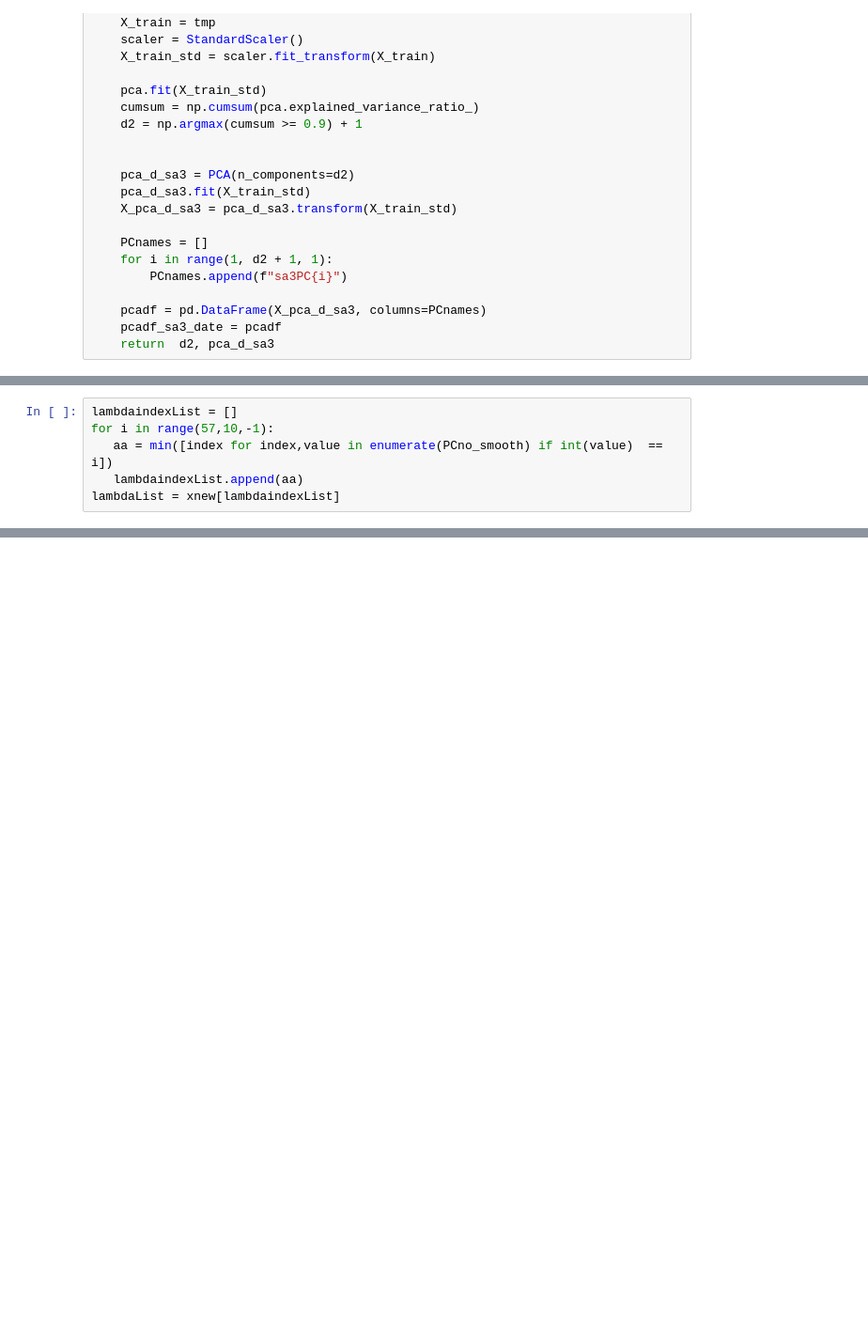
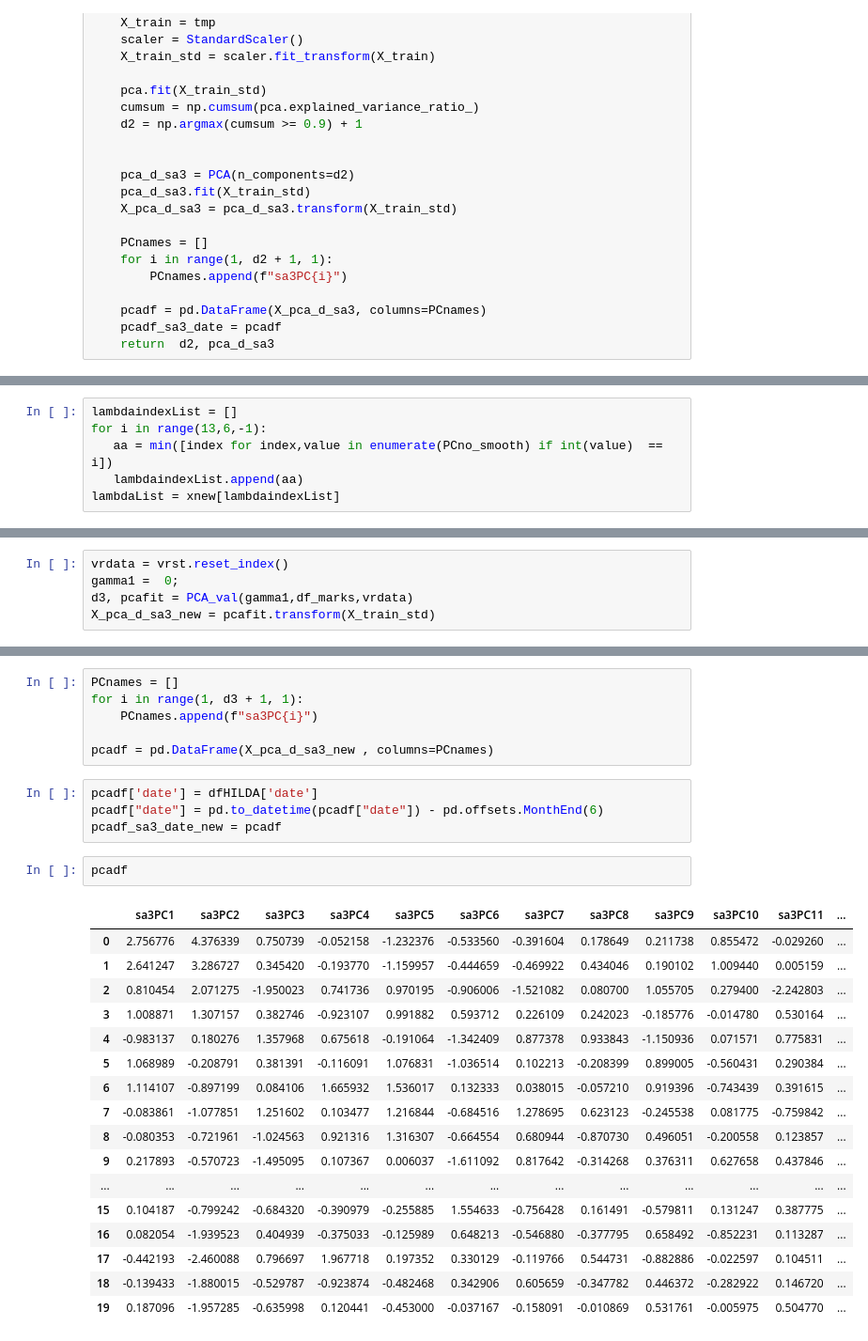
Before and after one commit to LyuLingfeng95/PhDProject1, a Jupyter notebook: Project1_p2.ipynb, the cells around one changed output, grey strips where cells are left out. Shown at 94% size. Cells and saved outputs as stored; diff of their text form; blank space fills up the shorter version.

```diff
--- a/Project1_p2.ipynb
+++ b/Project1_p2.ipynb
@@ -725,6 +732,6 @@ not found
 # %%
 lambdaindexList = []
-for i in range(57,10,-1):
+for i in range(13,6,-1):
    aa = min([index for index,value in enumerate(PCno_smooth) if int(value)  == i])
    lambdaindexList.append(aa)
 lambdaList = xnew[lambdaindexList]
@@ -745,0 +743,5 @@ array([0.00000000e+00, 1.00125156e-01, 2.00250313e-01, 4.00500626e-01,
+# %%
+vrdata = vrst.reset_index()
+gamma1 =  0;
+d3, pcafit = PCA_val(gamma1,df_marks,vrdata)
+X_pca_d_sa3_new = pcafit.transform(X_train_std)
@@ -745,0 +944,30 @@ array([0.00000000e+00, 1.00125156e-01, 2.00250313e-01, 4.00500626e-01,
+# %%
+PCnames = []
+for i in range(1, d3 + 1, 1):
+    PCnames.append(f"sa3PC{i}")
+
+pcadf = pd.DataFrame(X_pca_d_sa3_new , columns=PCnames)
+# %%
+pcadf['date'] = dfHILDA['date']
+pcadf["date"] = pd.to_datetime(pcadf["date"]) - pd.offsets.MonthEnd(6)
+pcadf_sa3_date_new = pcadf
+# %%
+pcadf
+# %% [output]
+|  | sa3PC1 | sa3PC2 | sa3PC3 | sa3PC4 | sa3PC5 | sa3PC6 | sa3PC7 | sa3PC8 | sa3PC9 | sa3PC10 | sa3PC11 | ... |
+| 0 | 2.756776 | 4.376339 | 0.750739 | -0.052158 | -1.232376 | -0.533560 | -0.391604 | 0.178649 | 0.211738 | 0.855472 | -0.029260 | ... |
+| 1 | 2.641247 | 3.286727 | 0.345420 | -0.193770 | -1.159957 | -0.444659 | -0.469922 | 0.434046 | 0.190102 | 1.009440 | 0.005159 | ... |
+| 2 | 0.810454 | 2.071275 | -1.950023 | 0.741736 | 0.970195 | -0.906006 | -1.521082 | 0.080700 | 1.055705 | 0.279400 | -2.242803 | ... |
+| 3 | 1.008871 | 1.307157 | 0.382746 | -0.923107 | 0.991882 | 0.593712 | 0.226109 | 0.242023 | -0.185776 | -0.014780 | 0.530164 | ... |
+| 4 | -0.983137 | 0.180276 | 1.357968 | 0.675618 | -0.191064 | -1.342409 | 0.877378 | 0.933843 | -1.150936 | 0.071571 | 0.775831 | ... |
+| 5 | 1.068989 | -0.208791 | 0.381391 | -0.116091 | 1.076831 | -1.036514 | 0.102213 | -0.208399 | 0.899005 | -0.560431 | 0.290384 | ... |
+| 6 | 1.114107 | -0.897199 | 0.084106 | 1.665932 | 1.536017 | 0.132333 | 0.038015 | -0.057210 | 0.919396 | -0.743439 | 0.391615 | ... |
+| 7 | -0.083861 | -1.077851 | 1.251602 | 0.103477 | 1.216844 | -0.684516 | 1.278695 | 0.623123 | -0.245538 | 0.081775 | -0.759842 | ... |
+| 8 | -0.080353 | -0.721961 | -1.024563 | 0.921316 | 1.316307 | -0.664554 | 0.680944 | -0.870730 | 0.496051 | -0.200558 | 0.123857 | ... |
+| 9 | 0.217893 | -0.570723 | -1.495095 | 0.107367 | 0.006037 | -1.611092 | 0.817642 | -0.314268 | 0.376311 | 0.627658 | 0.437846 | ... |
+| ... | ... | ... | ... | ... | ... | ... | ... | ... | ... | ... | ... | ... |
+| 15 | 0.104187 | -0.799242 | -0.684320 | -0.390979 | -0.255885 | 1.554633 | -0.756428 | 0.161491 | -0.579811 | 0.131247 | 0.387775 | ... |
+| 16 | 0.082054 | -1.939523 | 0.404939 | -0.375033 | -0.125989 | 0.648213 | -0.546880 | -0.377795 | 0.658492 | -0.852231 | 0.113287 | ... |
+| 17 | -0.442193 | -2.460088 | 0.796697 | 1.967718 | 0.197352 | 0.330129 | -0.119766 | 0.544731 | -0.882886 | -0.022597 | 0.104511 | ... |
+| 18 | -0.139433 | -1.880015 | -0.529787 | -0.923874 | -0.482468 | 0.342906 | 0.605659 | -0.347782 | 0.446372 | -0.282922 | 0.146720 | ... |
+| 19 | 0.187096 | -1.957285 | -0.635998 | 0.120441 | -0.453000 | -0.037167 | -0.158091 | -0.010869 | 0.531761 | -0.005975 | 0.504770 | ... |
```
Also changed, not shown: parts of 30 cells of this notebook.
